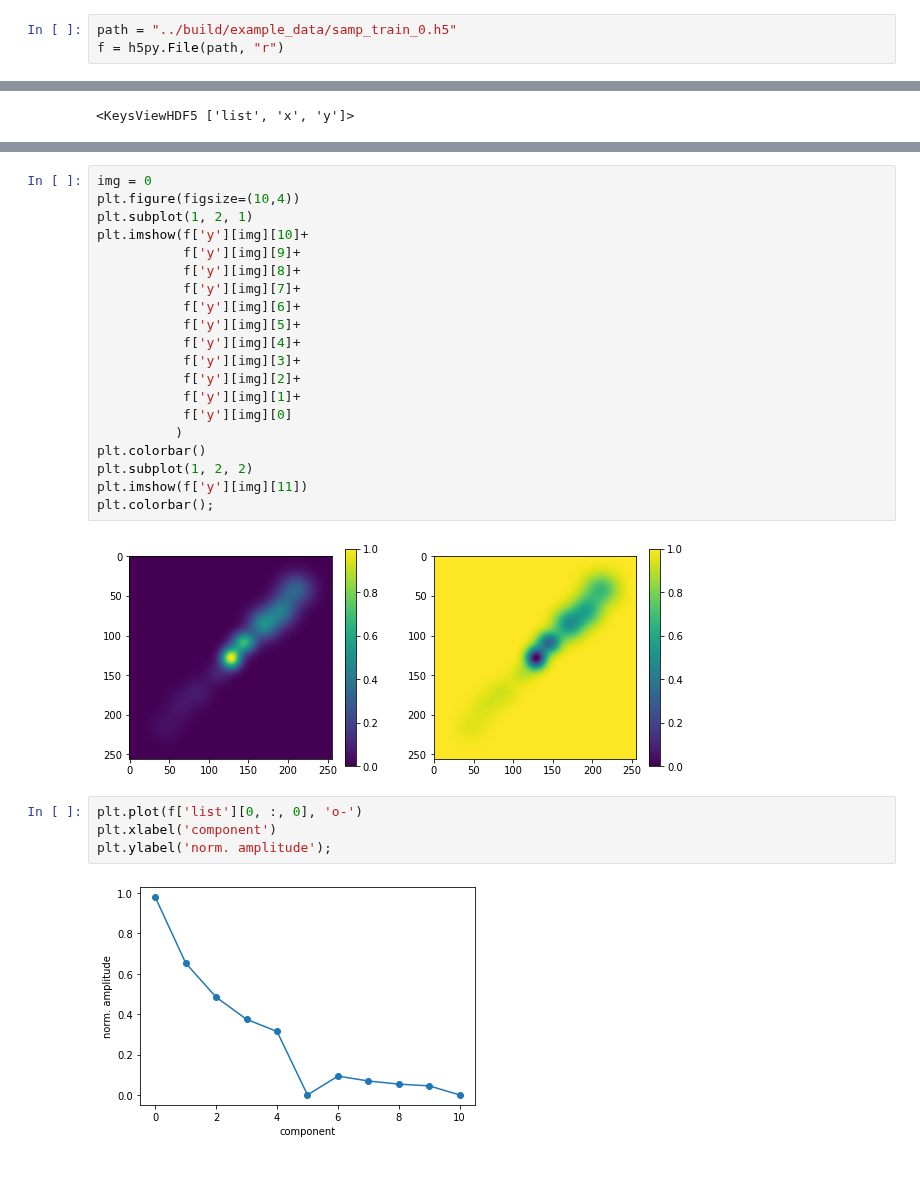
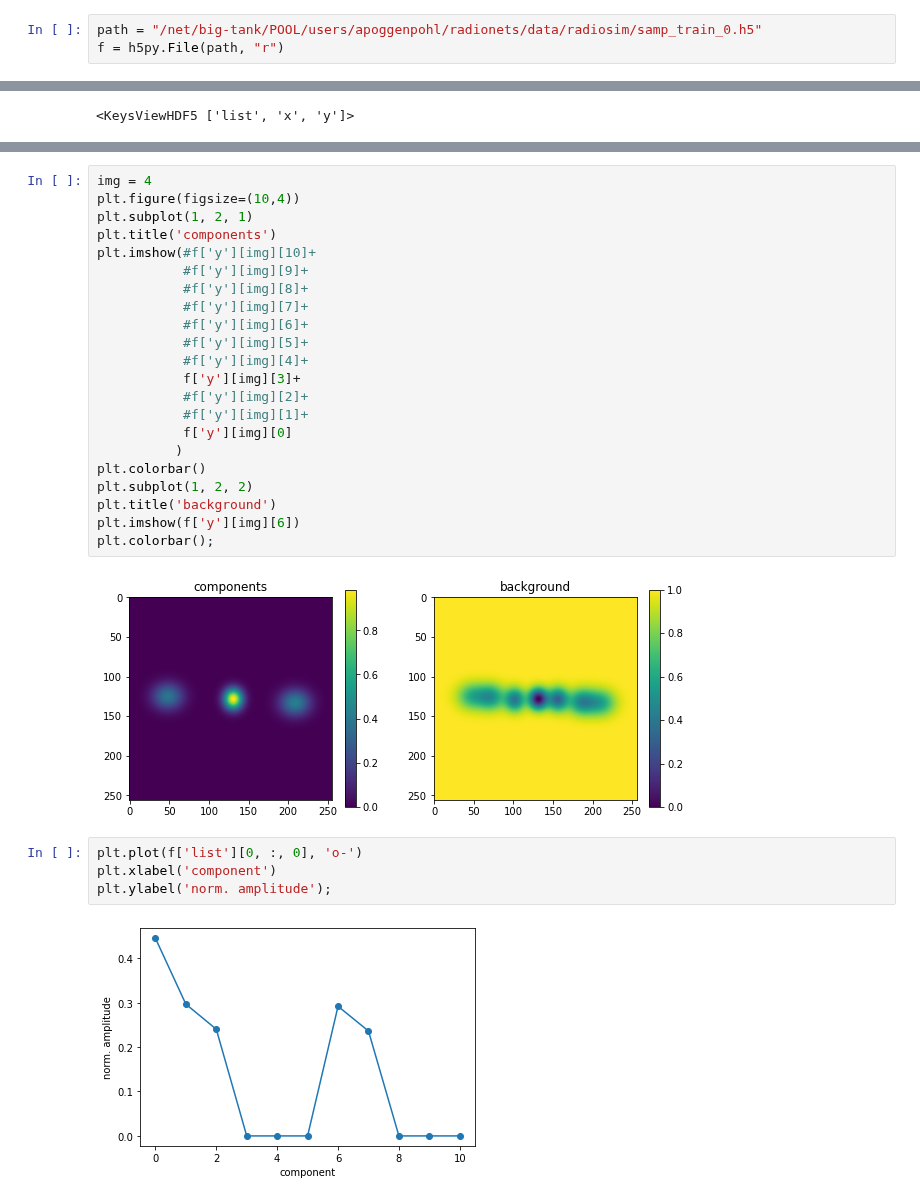
Before and after one commit to radionets-project/radiosim, a Jupyter notebook: notebooks/check_simulations.ipynb, the cells around one changed output, grey strips where cells are left out. Saved outputs shown, nothing was run; the diff lists cells and outputs as text; blank space fills up the shorter version.

```diff
--- a/notebooks/check_simulations.ipynb
+++ b/notebooks/check_simulations.ipynb
@@ -3,7 +3,7 @@ import h5py
 import numpy as np
 import matplotlib.pyplot as plt
 # %%
-path = "../build/example_data/samp_train_0.h5"
+path = "/net/big-tank/POOL/users/apoggenpohl/radionets/data/radiosim/samp_train_0.h5"
 f = h5py.File(path, "r")
 # %%
 f.keys()
@@ -19,31 +19,33 @@ for i in range(9):
 # %%
-img = 0
+img = 4
 plt.figure(figsize=(10,4))
 plt.subplot(1, 2, 1)
-plt.imshow(f['y'][img][10]+
-           f['y'][img][9]+
-           f['y'][img][8]+
-           f['y'][img][7]+
-           f['y'][img][6]+
-           f['y'][img][5]+
-           f['y'][img][4]+
+plt.title('components')
+plt.imshow(#f['y'][img][10]+
+           #f['y'][img][9]+
+           #f['y'][img][8]+
+           #f['y'][img][7]+
+           #f['y'][img][6]+
+           #f['y'][img][5]+
+           #f['y'][img][4]+
            f['y'][img][3]+
-           f['y'][img][2]+
-           f['y'][img][1]+
+           #f['y'][img][2]+
+           #f['y'][img][1]+
            f['y'][img][0]
           )
 plt.colorbar()
 plt.subplot(1, 2, 2)
-plt.imshow(f['y'][img][11])
+plt.title('background')
+plt.imshow(f['y'][img][6])
 plt.colorbar();
 # %% [output]
-[figure, old version]
+[figure, new version]
 # %%
 plt.plot(f['list'][0, :, 0], 'o-')
 plt.xlabel('component')
 plt.ylabel('norm. amplitude');
 # %% [output]
-[figure, old version]
+[figure, new version]
 # %%
 f['y'].shape
 # %% [output]
```
Also changed, not shown: parts of 3 cells of this notebook, 5 other files.
